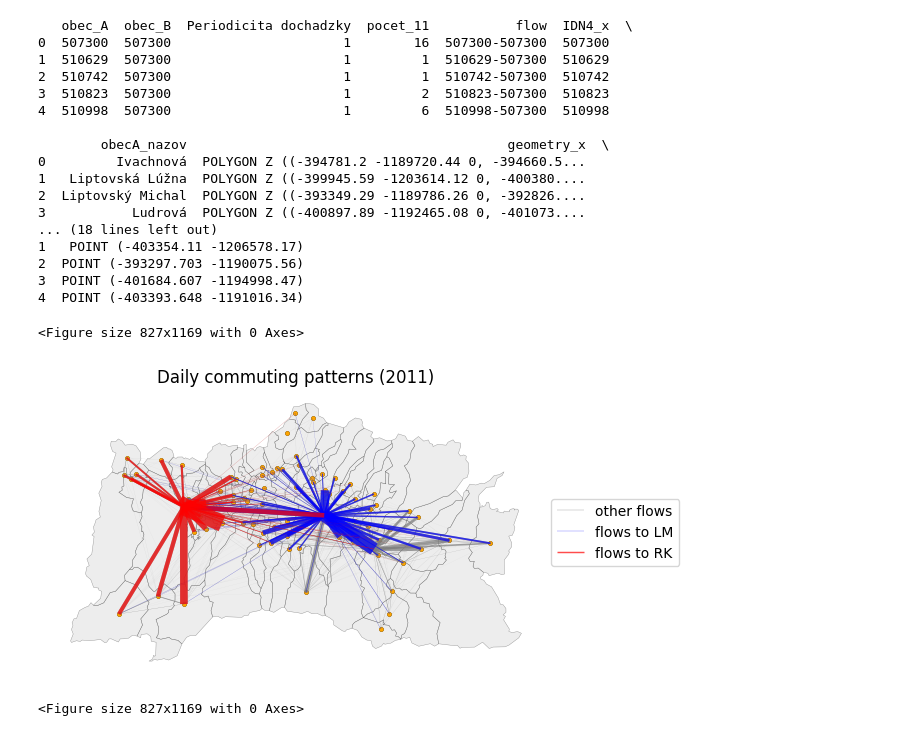
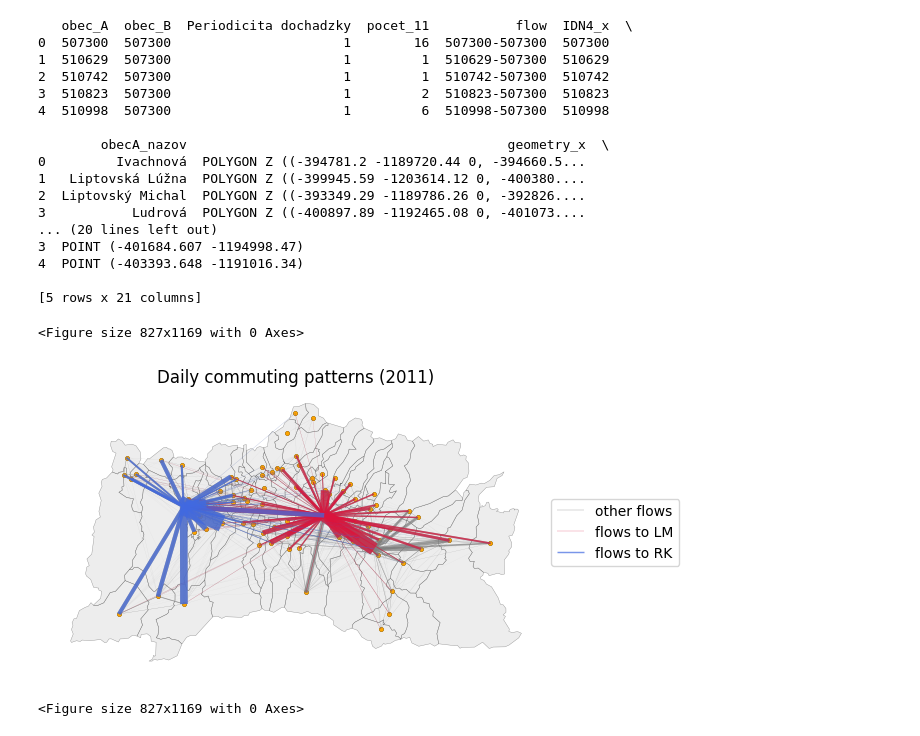
Before and after one commit to dbelohonov/maps_liptov, a Jupyter notebook: notebooks/maps_2011.ipynb, the cells around one changed output. Cells and saved outputs as stored; diff of their text form; code cells hidden in the pictures.

```diff
--- a/notebooks/maps_2011.ipynb
+++ b/notebooks/maps_2011.ipynb
@@ -357,7 +357,14 @@ commuting = commute1.merge(
     how = "right"
 ).rename(columns = {"NM4": "obecB_nazov"})
 # print(commute1.head())
+commuting = commuting.merge(
+    lipt_colors,
+    left_on = "obec_B",
+    right_on = "obec_id",
+    how = "left"
+)
 print(commuting.head())
+print(commuting.head())
 # %% [output]
    obec_A  obec_B  Periodicita dochadzky  pocet_11           flow  IDN4_x  \
 0  507300  507300                      1        16  507300-507300  507300
@@ -748,8 +571,7 @@ from shapely.geometry import LineString
 
 obce = gpd.read_file(r"../data/liptov_obce.csv", encoding = "windows-1250")
 
-commuting["obec_A"] = commuting["obec_A"].astype(str)
-commuting["obec_B"] = commuting["obec_B"].astype(str)
+commuting[["obec_A", "obec_B"]] = commuting[["obec_A", "obec_B"]].astype(str)
 obce["kod"] = obce["kod"].astype(str)
 commuting = commuting.merge(
     obce[["kod", "x", "y"]],
@@ -764,6 +586,8 @@ commuting = commuting.merge(
     right_on = "kod",
     how = "left"
 ).rename(columns={"x": "end_x", "y": "end_y", "kod": "kod_dest"})
+
+
 commuting_gdf = gpd.GeoDataFrame(
     commuting,
     geometry=[Point(xy) for xy in zip(commuting["start_x"], commuting["start_y"])],
@@ -772,12 +596,7 @@ commuting_gdf = gpd.GeoDataFrame(
 print(commuting_gdf.head())
 
 background = gpd.read_file(r"../data/geo/liptov.shp")
-# flows_selected = f[f["kod_dest"].isin(["510262", "510998"])].copy()
 
-# flows_selected["geometry"] = flows_selected.apply(
-#     lambda row: LineString([(row["start_x"], row["start_y"]), (row["end_x"], row["end_y"])]),
-#     axis = 1
-# )
 commuting["geometry"] = commuting.apply(
     lambda row: LineString([(row["start_x"], row["start_y"]), (row["end_x"], row["end_y"])]),
     axis = 1
@@ -787,6 +606,8 @@ line_gdf = gpd.GeoDataFrame(commuting, geometry = "geometry", crs="EPSG:5514")
 flows_510262 = line_gdf[line_gdf["kod_dest"] == "510262"]
 flows_510998 = line_gdf[line_gdf["kod_dest"] == "510998"]
 flows_other = line_gdf
+
+
 plt.figure(figsize = (8.27, 11.69))
 
 ax = background.plot(
@@ -806,7 +627,7 @@ flows_510262.plot(
     ax = ax,
     linewidth = flows_510262["pocet_11"]/50,
     alpha = 0.7,
-    color = "blue",
+    color = "crimson",
     label = "flows to LM"
 )
 
@@ -814,33 +635,9 @@ flows_510998.plot(
     ax = ax,
     linewidth = flows_510998["pocet_11"]/50,
     alpha = 0.7,
-    color = "red",
+    color = "royalblue",
     label = "flows to RK"
 )
-
-
-# flows_other.plot(
-#     ax = ax,
-#     linewidth = flows_other["pocet"] / flows_other["pocet"].max()*100,
-#     alpha = 0.7,
-#     color = "grey",
-#     label = "other flows"
-# )
-# flows_510262.plot(
-#     ax = ax,
-#     linewidth = flows_510262["pocet"] / flows_510262["pocet"].max()*100,
-#     alpha = 0.7,
-#     color = "blue",
-#     label = "flows to LM"
-# )
-
-# flows_510998.plot(
-#     ax = ax,
-#     linewidth = flows_510998["pocet"] / flows_510998["pocet"].max()*100,
-#     alpha = 0.7,
-#     color = "red",
-#     label = "flows to RK"
-# )
 
 obce_gdf.plot(
     ax = plt.gca(),
@@ -870,37 +667,37 @@ obce_gdf.plot(
     linewidth = 0.1
 )
 plt.legend(
     loc = "center left",
     bbox_to_anchor = (1, 0.5),
     frameon = True
 )
 
 plt.title("Daily commuting patterns (2011)")
 plt.axis(False)
 plt.grid(False)
 
 plt.savefig("../result_maps/flows/LM_RK_flows_2011.pdf", format = "pdf", dpi = 300, bbox_inches = "tight")
 plt.show()
 # %% [output]
    obec_A  obec_B  Periodicita dochadzky  pocet_11           flow  IDN4_x  \
 0  507300  507300                      1        16  507300-507300  507300
 1  510629  507300                      1         1  510629-507300  510629
 2  510742  507300                      1         1  510742-507300  510742
 3  510823  507300                      1         2  510823-507300  510823
 4  510998  507300                      1         6  510998-507300  510998
 
         obecA_nazov                                         geometry_x  \
 0         Ivachnová  POLYGON Z ((-394781.2 -1189720.44 0, -394660.5...
 1   Liptovská Lúžna  POLYGON Z ((-399945.59 -1203614.12 0, -400380....
 2  Liptovský Michal  POLYGON Z ((-393349.29 -1189786.26 0, -392826....
 3           Ludrová  POLYGON Z ((-400897.89 -1192465.08 0, -401073....
-... (18 lines left out)
-1   POINT (-403354.11 -1206578.17)
-2  POINT (-393297.703 -1190075.56)
+... (20 lines left out)
 3  POINT (-401684.607 -1194998.47)
 4  POINT (-403393.648 -1191016.34)
+
+[5 rows x 21 columns]
 <Figure size 827x1169 with 0 Axes>
-[figure, old version]
+[figure, new version]
 # %%
 plt.figure(figsize = (8.27, 11.69))
 
```
Also changed, not shown: parts of 9 cells of this notebook, 36 other files.
